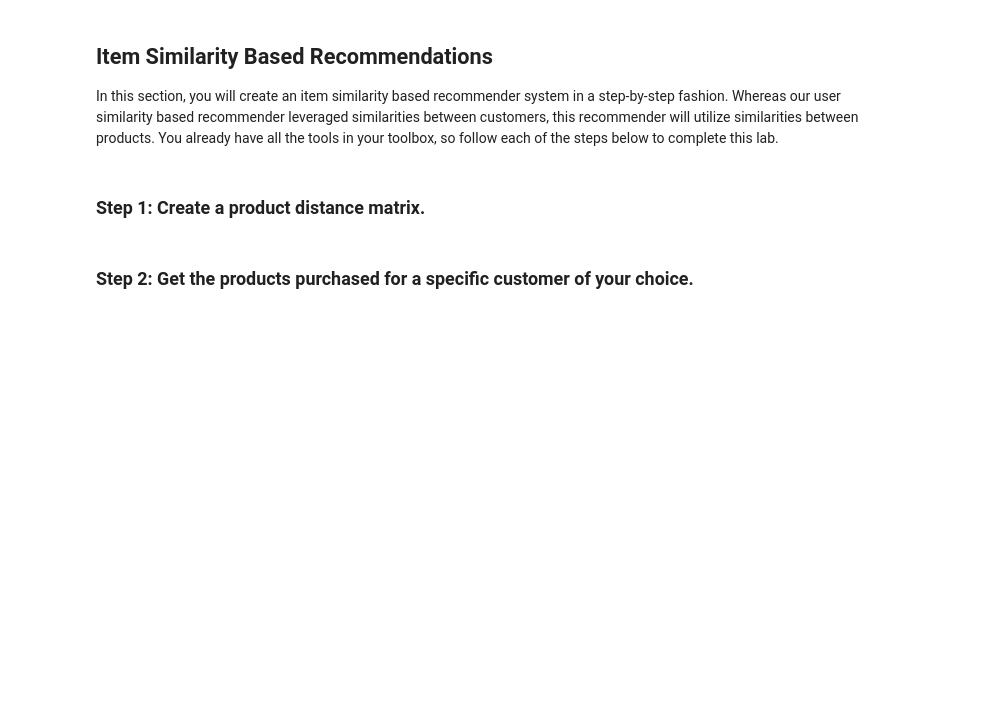
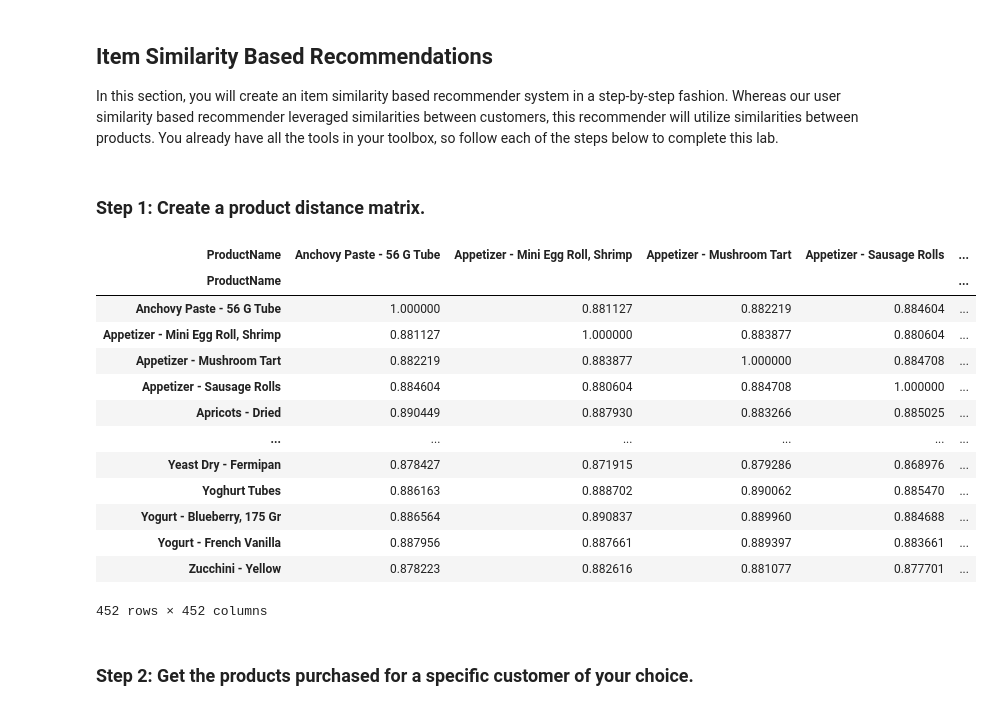
Before and after one commit to ironhack-datalabs/datamad1019, a Jupyter notebook: module-2/lab-recommender-deepdive/your-code/main.ipynb, the cells around one changed output. Drawn from its saved outputs; the diff is of its cells as text; code cells hidden in the pictures; blank space fills up the shorter version.

```diff
--- a/module-2/lab-recommender-deepdive/your-code/main.ipynb
+++ b/module-2/lab-recommender-deepdive/your-code/main.ipynb
@@ -148,5 +148,24 @@ recs
 In this section, you will create an item similarity based recommender system in a step-by-step fashion. Whereas our user similarity based recommender leveraged similarities between customers, this recommender will utilize similarities between products. You already have all the tools in your toolbox, so follow each of the steps below to complete this lab.
 # %% [markdown]
 ### Step 1: Create a product distance matrix.
+# %%
+product_dist = pd.DataFrame(1/(1 + squareform(pdist(prod_cust_pivot, 'euclidean'))),
+                index=prod_cust_pivot.index, columns=prod_cust_pivot.index)
+product_dist
+# %% [output]
+| ProductName | Anchovy Paste - 56 G Tube | Appetizer - Mini Egg Roll, Shrimp | Appetizer - Mushroom Tart | Appetizer - Sausage Rolls | ... |
+| ProductName |  |  |  |  | ... |
+| Anchovy Paste - 56 G Tube | 1.000000 | 0.881127 | 0.882219 | 0.884604 | ... |
+| Appetizer - Mini Egg Roll, Shrimp | 0.881127 | 1.000000 | 0.883877 | 0.880604 | ... |
+| Appetizer - Mushroom Tart | 0.882219 | 0.883877 | 1.000000 | 0.884708 | ... |
+| Appetizer - Sausage Rolls | 0.884604 | 0.880604 | 0.884708 | 1.000000 | ... |
+| Apricots - Dried | 0.890449 | 0.887930 | 0.883266 | 0.885025 | ... |
+| ... | ... | ... | ... | ... | ... |
+| Yeast Dry - Fermipan | 0.878427 | 0.871915 | 0.879286 | 0.868976 | ... |
+| Yoghurt Tubes | 0.886163 | 0.888702 | 0.890062 | 0.885470 | ... |
+| Yogurt - Blueberry, 175 Gr | 0.886564 | 0.890837 | 0.889960 | 0.884688 | ... |
+| Yogurt - French Vanilla | 0.887956 | 0.887661 | 0.889397 | 0.883661 | ... |
+| Zucchini - Yellow | 0.878223 | 0.882616 | 0.881077 | 0.877701 | ... |
+452 rows × 452 columns
 # %% [markdown]
 ### Step 2: Get the products purchased for a specific customer of your choice.
```
Also changed, not shown: parts of 2 cells of this notebook, 1 other file.
